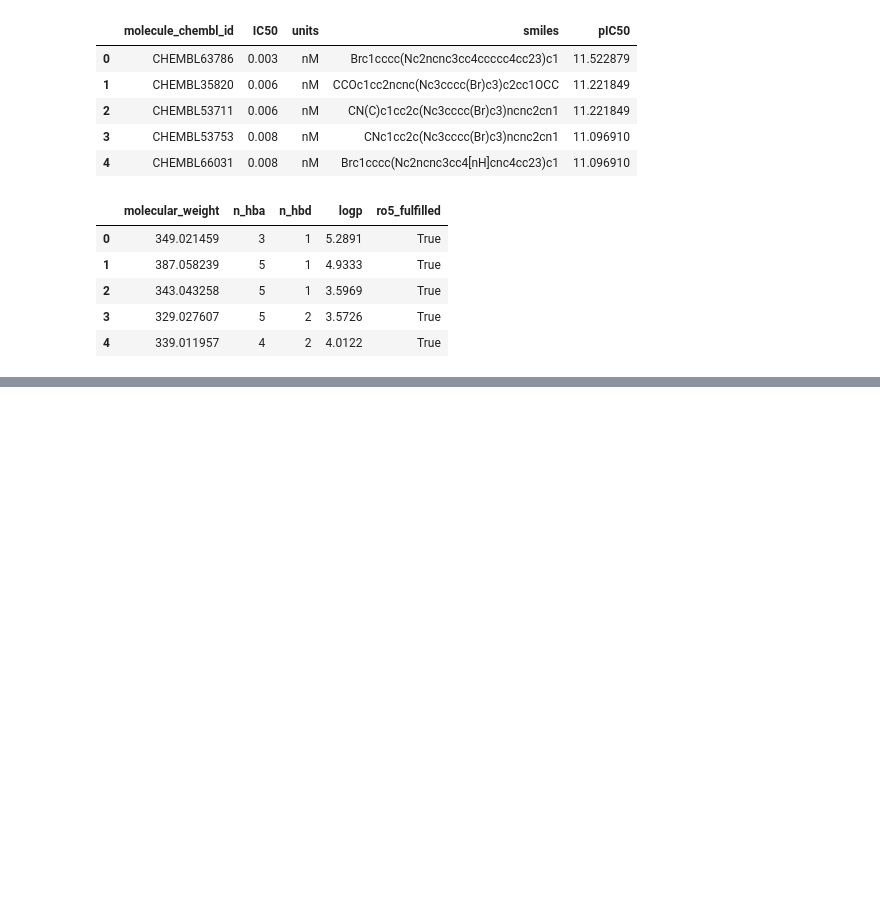
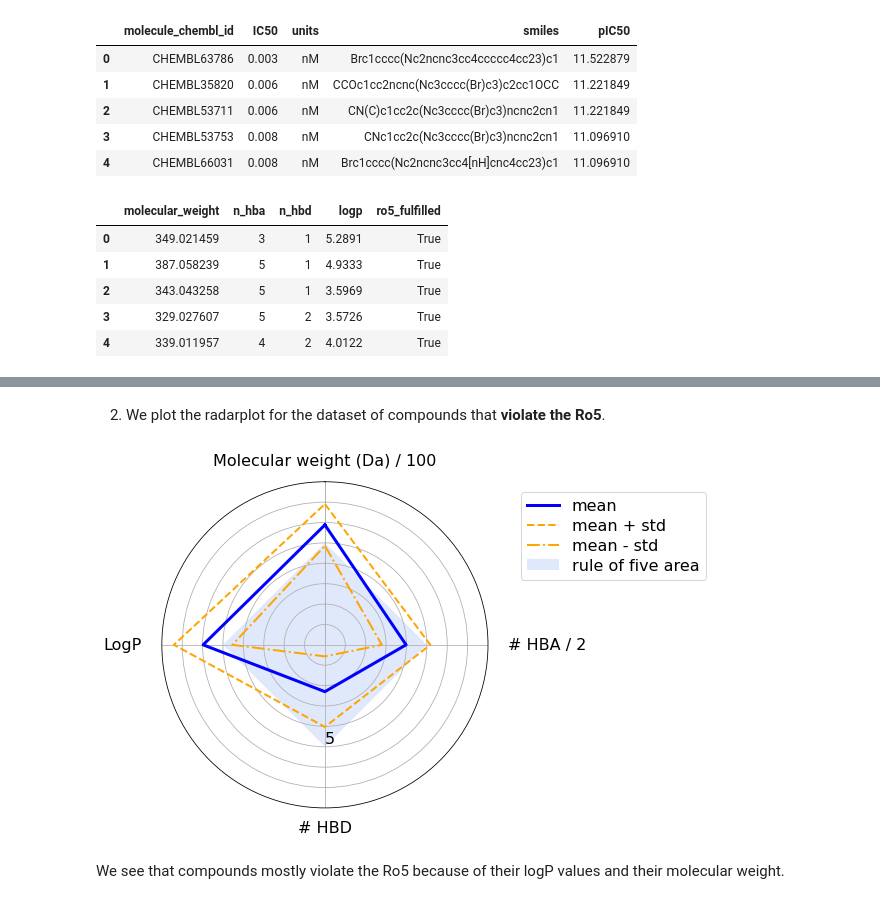
Before and after one commit to volkamerlab/teachopencadd, a Jupyter notebook: teachopencadd/talktorials/002_compound_adme/talktorial.ipynb, the cells around one changed output, grey strips where cells are left out. Cells and saved outputs as stored; diff of their text form; code cells hidden in the pictures; blank space fills up the shorter version.

```diff
--- a/teachopencadd/talktorials/002_compound_adme/talktorial.ipynb
+++ b/teachopencadd/talktorials/002_compound_adme/talktorial.ipynb
@@ -481,0 +519,8 @@ There are webservers/programmes available to get a whole picture of ADME propert
+# %% [markdown]
+2. We plot the radarplot for the dataset of compounds that __violate the Ro5__.
+# %%
+plot_radar(molecules_ro5_violated_stats, thresholds, scaled_threshold, properties_labels, y_max)
+# %% [output]
+[figure, added]
+# %% [markdown]
+We see that compounds mostly violate the Ro5 because of their logP values and their molecular weight.
```
Also changed, not shown: parts of 48 cells of this notebook.
